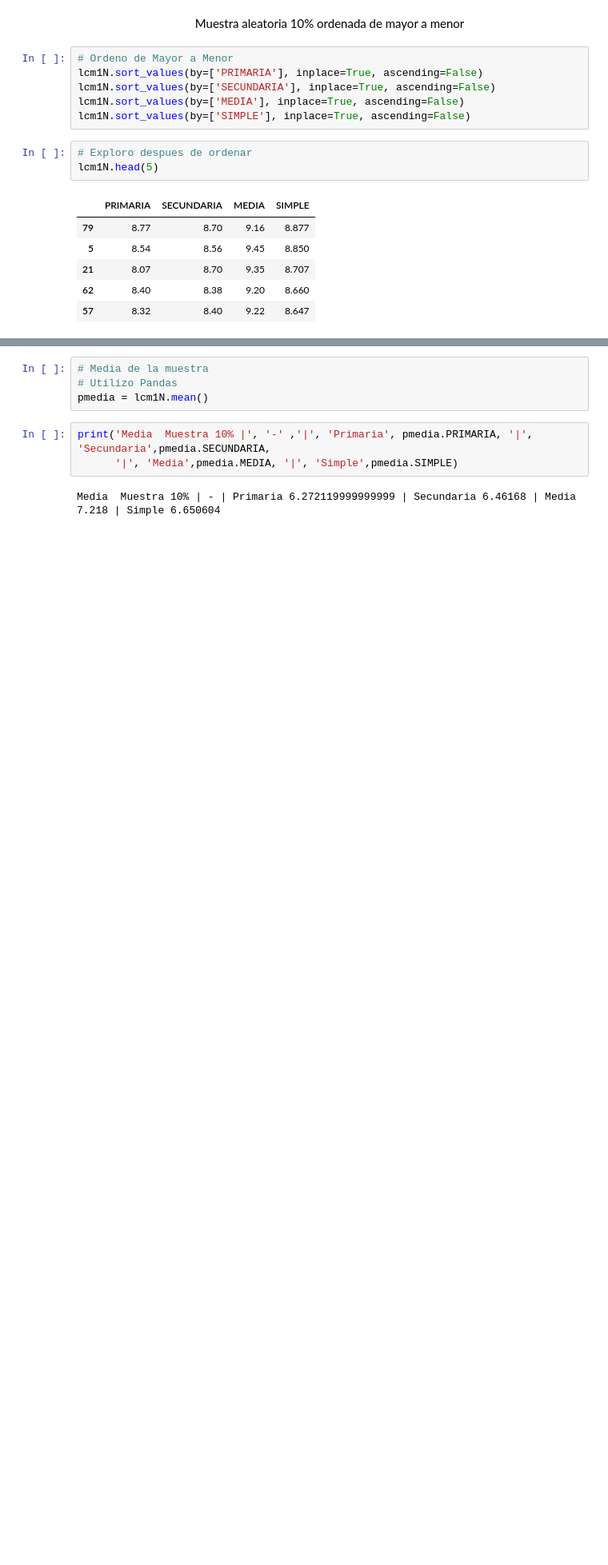
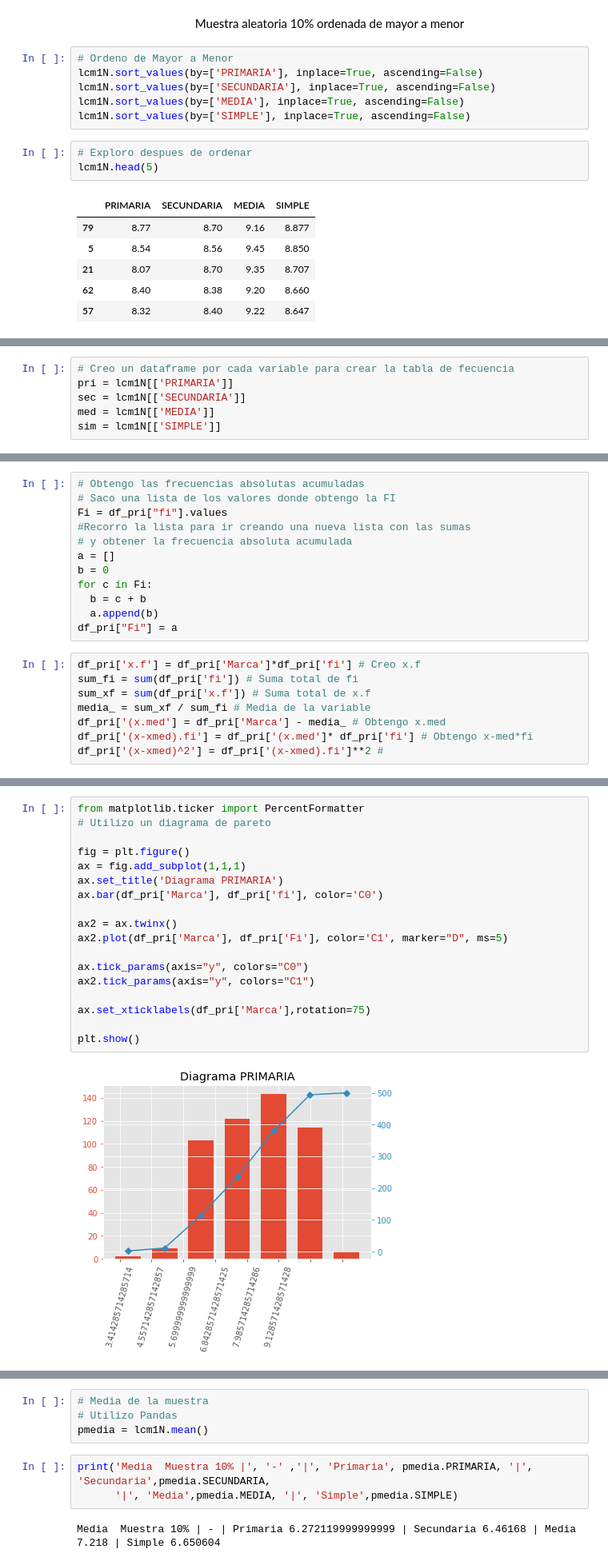
Before and after one commit to eldellobo/22E3, a Jupyter notebook: Estadistica/Colab/ACA2/ACA_No_2.ipynb, the cells around one changed output, grey strips where cells are left out. Shown at 80% size. Saved outputs shown, nothing was run; the diff lists cells and outputs as text; blank space fills up the shorter version.

Commit message:
Se crean tablas de frecuencias por cada variable

```diff
--- a/Estadistica/Colab/ACA2/ACA_No_2.ipynb
+++ b/Estadistica/Colab/ACA2/ACA_No_2.ipynb
@@ -195,0 +198,6 @@ lcm1N.head(5)
+# %%
+# Creo un dataframe por cada variable para crear la tabla de fecuencia
+pri = lcm1N[['PRIMARIA']]
+sec = lcm1N[['SECUNDARIA']]
+med = lcm1N[['MEDIA']]
+sim = lcm1N[['SIMPLE']]
@@ -195,0 +229,20 @@ lcm1N.head(5)
+# %%
+# Obtengo las frecuencias absolutas acumuladas
+# Saco una lista de los valores donde obtengo la FI
+Fi = df_pri["fi"].values
+#Recorro la lista para ir creando una nueva lista con las sumas
+# y obtener la frecuencia absoluta acumulada
+a = []
+b = 0
+for c in Fi:
+  b = c + b
+  a.append(b)
+df_pri["Fi"] = a
+# %%
+df_pri['x.f'] = df_pri['Marca']*df_pri['fi'] # Creo x.f
+sum_fi = sum(df_pri['fi']) # Suma total de fi
+sum_xf = sum(df_pri['x.f']) # Suma total de x.f
+media_ = sum_xf / sum_fi # Media de la variable
+df_pri['(x.med'] = df_pri['Marca'] - media_ # Obtengo x.med
+df_pri['(x-xmed).fi'] = df_pri['(x.med']* df_pri['fi'] # Obtengo x-med*fi
+df_pri['(x-xmed)^2'] = df_pri['(x-xmed).fi']**2 #
@@ -195,0 +290,20 @@ lcm1N.head(5)
+# %%
+from matplotlib.ticker import PercentFormatter
+# Utilizo un diagrama de pareto
+
+fig = plt.figure()
+ax = fig.add_subplot(1,1,1)
+ax.set_title('Diagrama PRIMARIA')
+ax.bar(df_pri['Marca'], df_pri['fi'], color='C0')
+
+ax2 = ax.twinx()
+ax2.plot(df_pri['Marca'], df_pri['Fi'], color='C1', marker="D", ms=5)
+
+ax.tick_params(axis="y", colors="C0")
+ax2.tick_params(axis="y", colors="C1")
+
+ax.set_xticklabels(df_pri['Marca'],rotation=75)
+
+plt.show()
+# %% [output]
+[figure, added]
```
Also changed, not shown: parts of 41 cells of this notebook.
